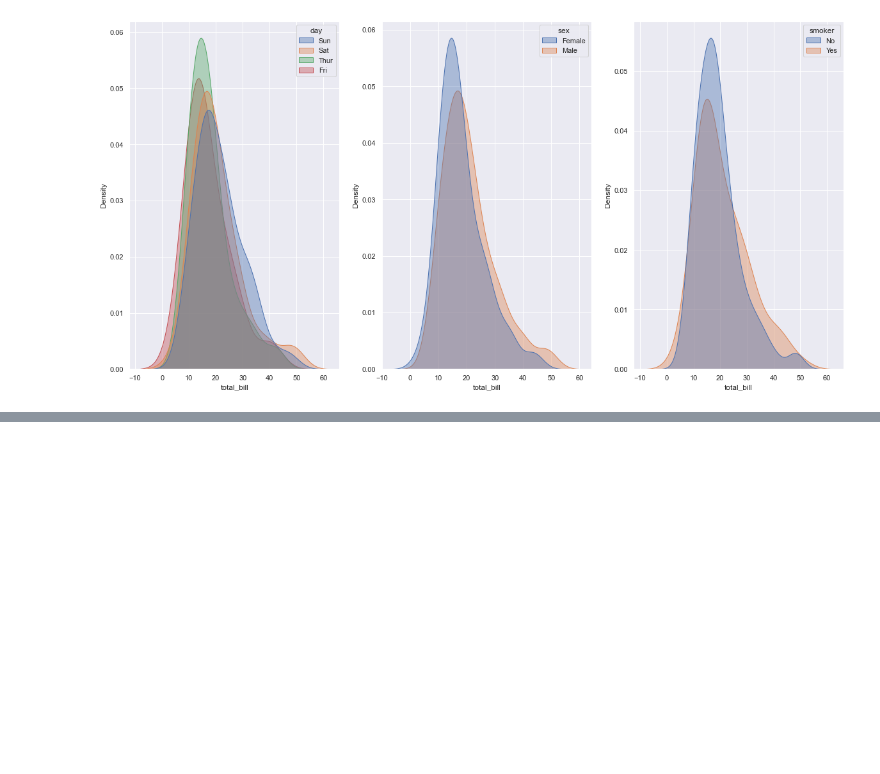
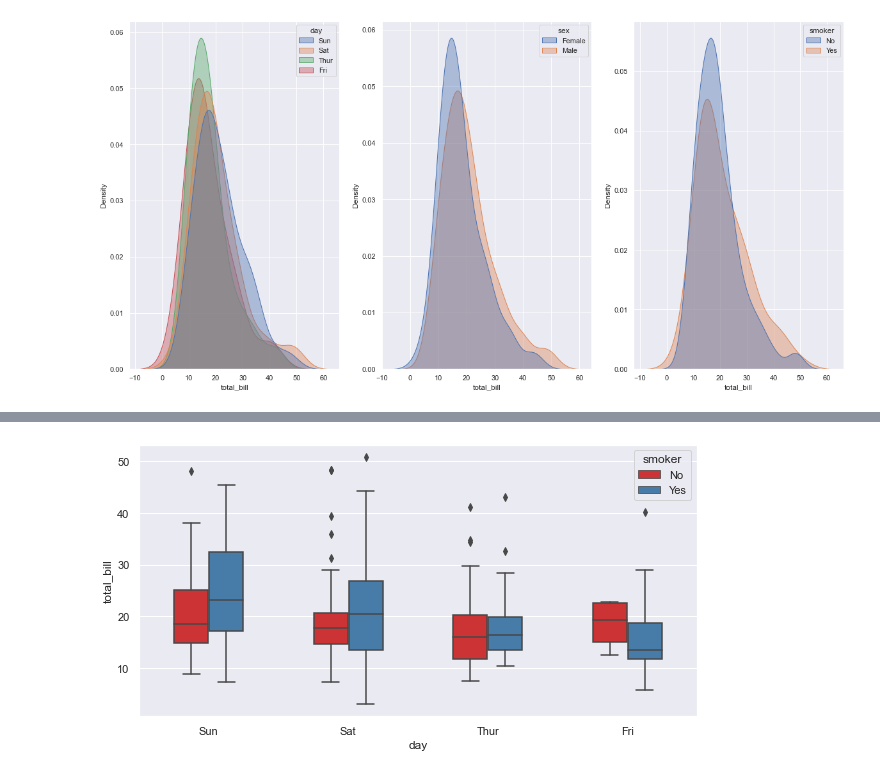
Before and after one commit to gacheru101/Tip-prediction, a Jupyter notebook: Data visualization- Distribution Plots.ipynb, the cells around one changed output, grey strips where cells are left out. Cells and saved outputs as stored; diff of their text form; code cells hidden in the pictures; blank space fills up the shorter version.

```diff
--- a/Data visualization- Distribution Plots.ipynb
+++ b/Data visualization- Distribution Plots.ipynb
@@ -99,0 +118,7 @@ sns.histplot(data=df, x="petal_width", kde=True, color="teal", ax=axs[1, 1])
+# %%
+#Grouped boxplots are used when you have a numerical variable, several groups and subgroups
+sns.set(rc = {'figure.figsize':(10,5)})
+sns.boxplot(x="day", y="total_bill", hue="smoker", data=mydata, palette="Set1", width=0.5)
+plt.show()
+# %% [output]
+[figure, added]
```
Also changed, not shown: parts of 8 cells of this notebook.
